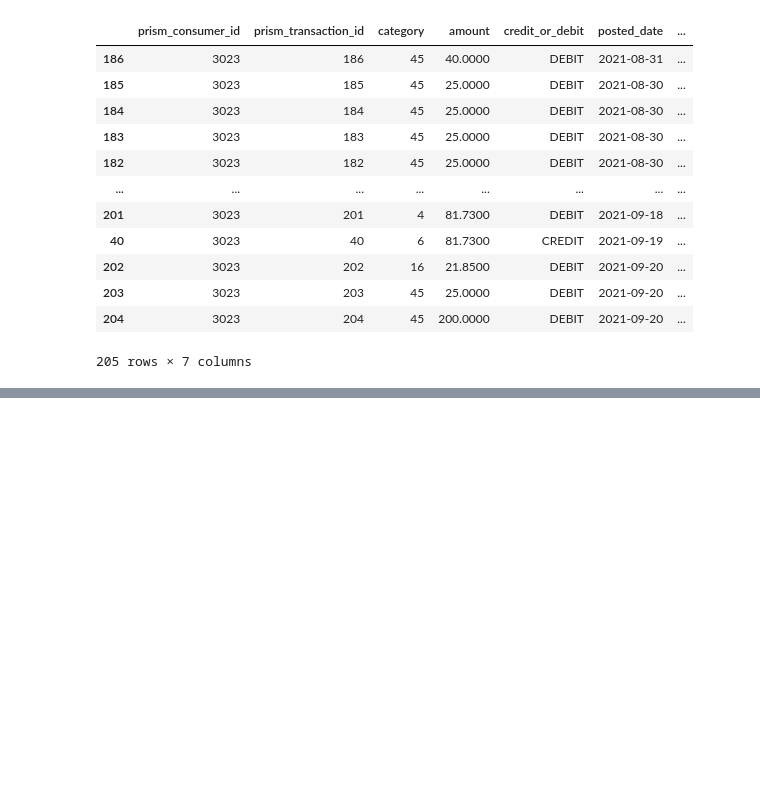
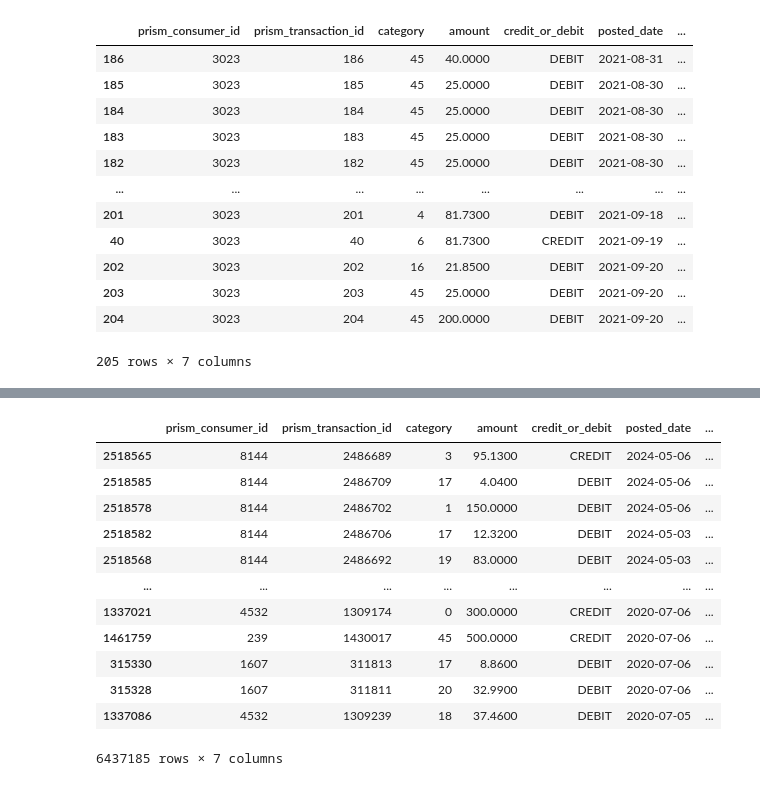
Before and after one commit to danielrmathew/prism-data-credit, a Jupyter notebook: src/notebooks/aman_q2.ipynb, the cells around one changed output, grey strips where cells are left out. Drawn from its saved outputs; the diff is of its cells as text; code cells hidden in the pictures; blank space fills up the shorter version.

Commit message:
running balance for all transactions

```diff
--- a/src/notebooks/aman_q2.ipynb
+++ b/src/notebooks/aman_q2.ipynb
@@ -722,5 +752,5 @@ balances = []
 #     curr_balance = calculate_curr_balance(row, curr_balance)
 #     balances.append(curr_balance)
 # %%
-balanceDF['curr_balance'] = balances
+# balanceDF['curr_balance'] = balances
 # %%
@@ -764,0 +906,30 @@ acctDF[acctDF.prism_consumer_id == '7855']
+# %%
+def calc_balances_all(check_acct_totals, balanceDF):
+    # Merge transactions with account balances
+    merged = balanceDF.merge(
+        check_acct_totals[['prism_consumer_id', 'balance_date', 'balance']],
+        on='prism_consumer_id', how='left'
+    )
+
+    # Identify pre and post transactions
+    merged['is_pre'] = merged['posted_date'] <= merged['balance_date']
+
+    # Set adjustment values based on pre/post period
+    merged['adjustment'] = 0.0
+    merged.loc[merged['is_pre'] & (merged['credit_or_debit'] == 'CREDIT'), 'adjustment'] = -merged['amount']
+    merged.loc[merged['is_pre'] & (merged['credit_or_debit'] == 'DEBIT'), 'adjustment'] = merged['amount']
+    merged.loc[~merged['is_pre'] & (merged['credit_or_debit'] == 'CREDIT'), 'adjustment'] = merged['amount']
+    merged.loc[~merged['is_pre'] & (merged['credit_or_debit'] == 'DEBIT'), 'adjustment'] = -merged['amount']
+
+    # Pre-balance transactions: Sort descending and apply reverse cumsum
+    pre_trans = merged[merged['is_pre']].sort_values(by=['prism_consumer_id', 'posted_date'], ascending=[True, False])
+    pre_trans['curr_balance'] = pre_trans.groupby('prism_consumer_id')['adjustment'].cumsum() + pre_trans.groupby('prism_consumer_id')['balance'].transform('first')
+
+    # Post-balance transactions: Sort ascending and apply forward cumsum
+    post_trans = merged[~merged['is_pre']].sort_values(by=['prism_consumer_id', 'posted_date'], ascending=[True, True])
+    post_trans['curr_balance'] = post_trans.groupby('prism_consumer_id')['adjustment'].cumsum() + post_trans.groupby('prism_consumer_id')['balance'].transform('first')
+
+    # Combine results
+    result = pd.concat([pre_trans, post_trans]).sort_values(by=['prism_consumer_id', 'posted_date'])
+
+    return result[['prism_consumer_id', 'prism_transaction_id', 'category', 'amount', 'credit_or_debit', 'posted_date', 'curr_balance']].sort_values(by='posted_date', ascending=False)
@@ -764,0 +946,18 @@ acctDF[acctDF.prism_consumer_id == '7855']
+# %%
+balanceDF_all = calc_balances_all(check_acct_totals, balanceDF)
+# %%
+balanceDF_all
+# %% [output]
+|  | prism_consumer_id | prism_transaction_id | category | amount | credit_or_debit | posted_date | ... |
+| 2518565 | 8144 | 2486689 | 3 | 95.1300 | CREDIT | 2024-05-06 | ... |
+| 2518585 | 8144 | 2486709 | 17 | 4.0400 | DEBIT | 2024-05-06 | ... |
+| 2518578 | 8144 | 2486702 | 1 | 150.0000 | DEBIT | 2024-05-06 | ... |
+| 2518582 | 8144 | 2486706 | 17 | 12.3200 | DEBIT | 2024-05-03 | ... |
+| 2518568 | 8144 | 2486692 | 19 | 83.0000 | DEBIT | 2024-05-03 | ... |
+| ... | ... | ... | ... | ... | ... | ... | ... |
+| 1337021 | 4532 | 1309174 | 0 | 300.0000 | CREDIT | 2020-07-06 | ... |
+| 1461759 | 239 | 1430017 | 45 | 500.0000 | CREDIT | 2020-07-06 | ... |
+| 315330 | 1607 | 311813 | 17 | 8.8600 | DEBIT | 2020-07-06 | ... |
+| 315328 | 1607 | 311811 | 20 | 32.9900 | DEBIT | 2020-07-06 | ... |
+| 1337086 | 4532 | 1309239 | 18 | 37.4600 | DEBIT | 2020-07-05 | ... |
+6437185 rows × 7 columns
```
Also changed, not shown: parts of 28 cells of this notebook.
